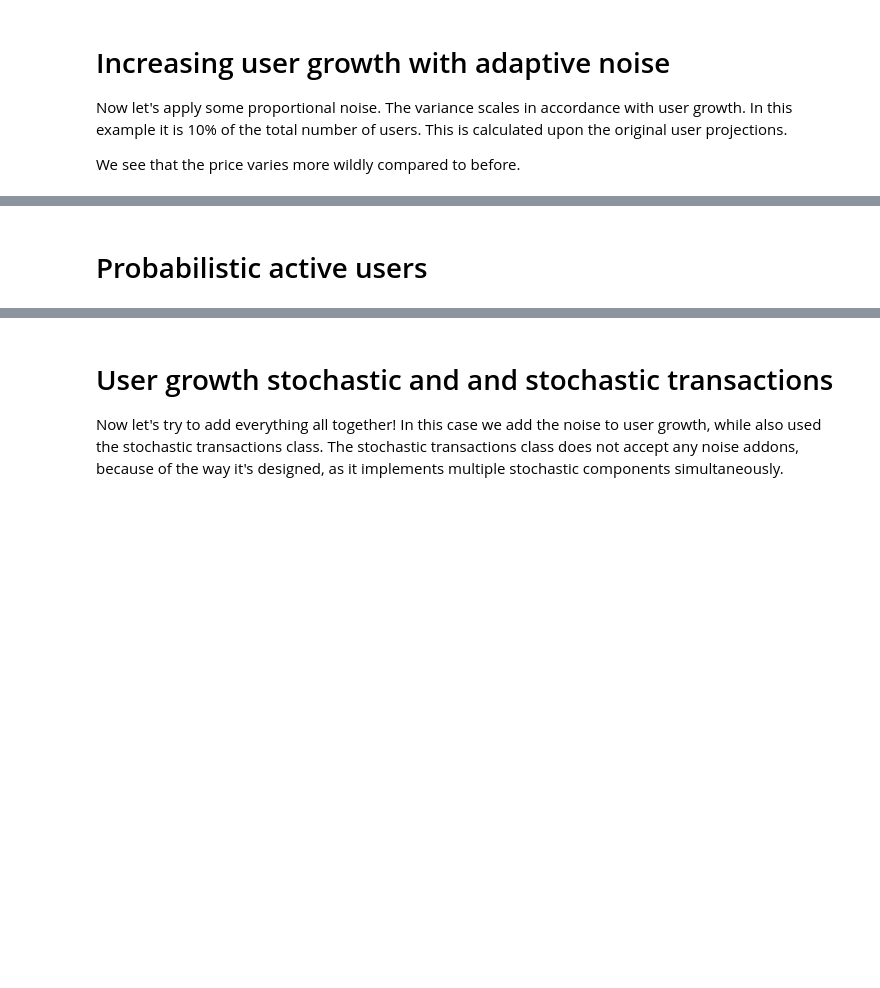
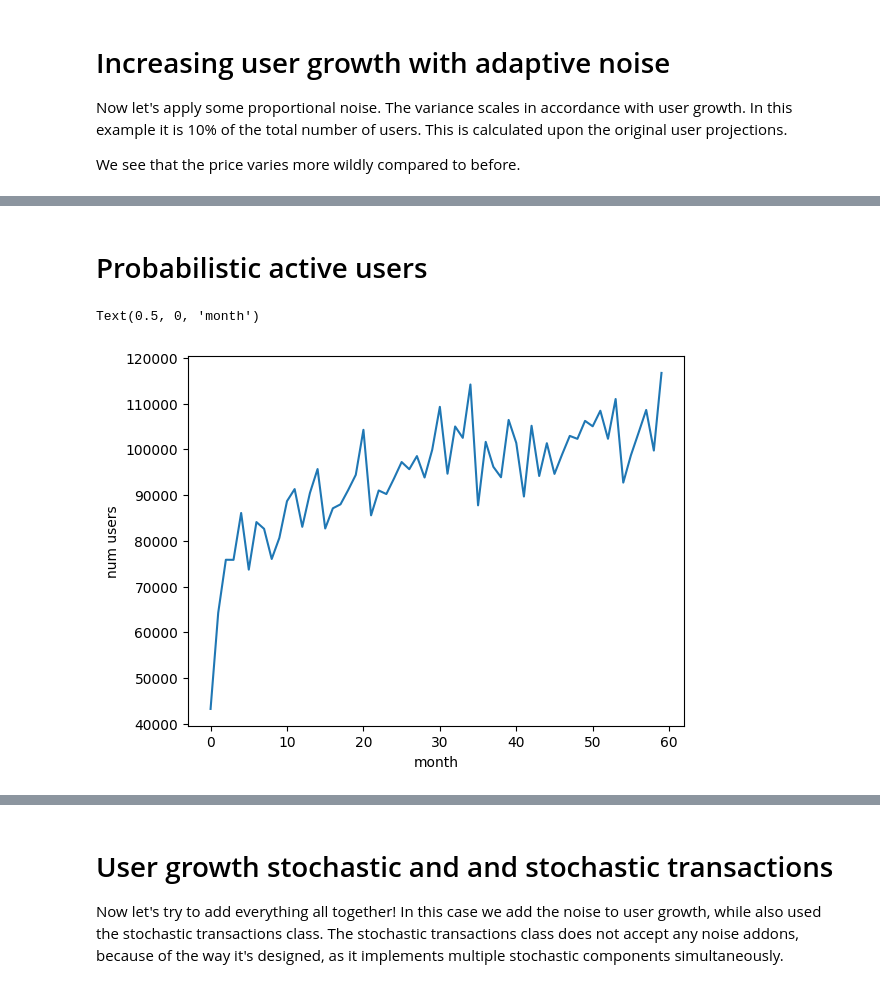
Before and after one commit to stelios12312312/TokenLab, a Jupyter notebook: notebooks/03 - Noise add-ons demonstration.ipynb, the cells around one changed output, grey strips where cells are left out. Saved outputs shown, nothing was run; the diff lists cells and outputs as text; code cells hidden in the pictures; blank space fills up the shorter version.

```diff
--- a/notebooks/03 - Noise add-ons demonstration.ipynb
+++ b/notebooks/03 - Noise add-ons demonstration.ipynb
@@ -98,2 +124,0 @@ plot
-# %% [markdown]
-# Probabilistic active users
@@ -117,0 +125,15 @@ plot
+# %% [markdown]
+# Probabilistic active users
+# %%
+usm_fiat=UserGrowth_Spaced(100,54000,ITERATIONS,log_saturated_space,
+                           noise_addons=[AddOn_RandomNoiseProportional(std_param=10),
+                                        AddOn_RandomReduction(reduction_dist=scipy.stats.uniform(loc=0, scale=0.1))])
+
+
+ap_fiat=AgentPool_Basic(users_controller=usm_fiat,transactions_controller=1000,currency='$')
+plt.plot(usm_fiat._num_users_store)
+plt.ylabel('num users')
+plt.xlabel('month')
+# %% [output]
+Text(0.5, 0, 'month')
+[figure, added]
```
Also changed, not shown: parts of 17 cells of this notebook, 3 other files.
